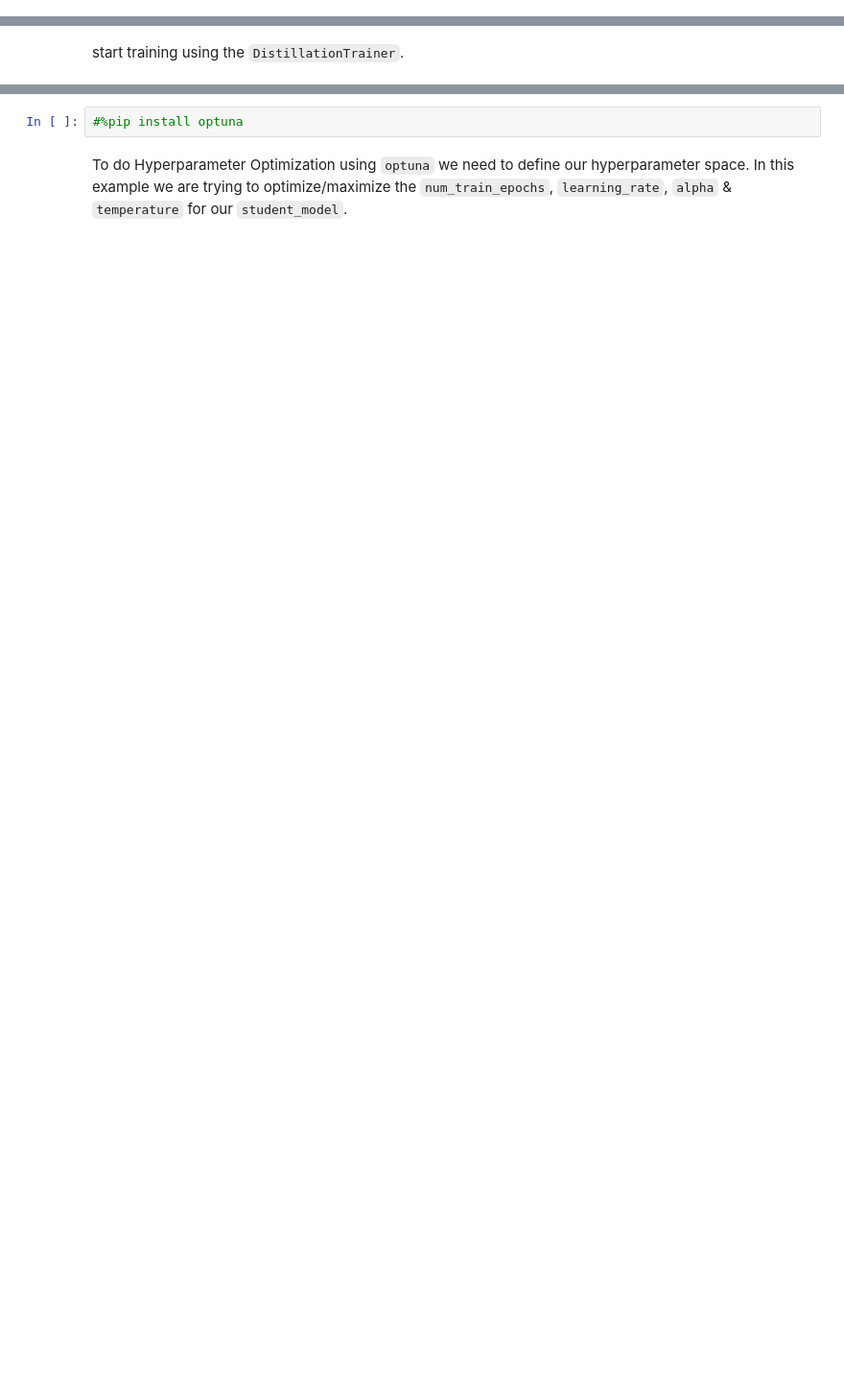
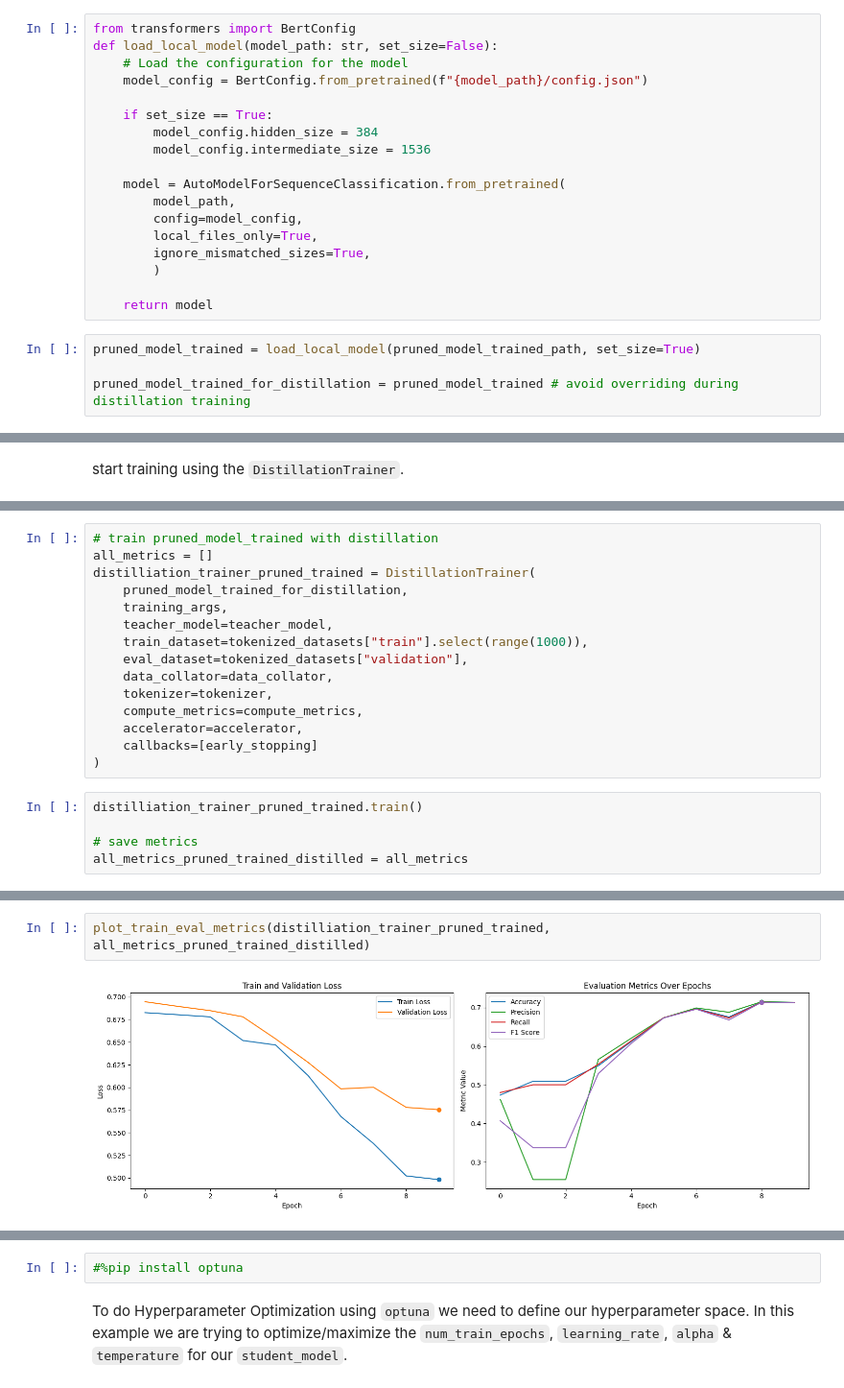
Before and after one commit to ChrisKnaden/transformer-pruning-distilliation, a Jupyter notebook: pruning_distillation_pipeline.ipynb, the cells around one changed output, grey strips where cells are left out. Shown at 96% size. Drawn from its saved outputs; the diff is of its cells as text; blank space fills up the shorter version.

```diff
--- a/pruning_distillation_pipeline.ipynb
+++ b/pruning_distillation_pipeline.ipynb
@@ -353,3 +349,25 @@ Device set to use cpu
+# %%
+from transformers import BertConfig
+def load_local_model(model_path: str, set_size=False):
+    # Load the configuration for the model
+    model_config = BertConfig.from_pretrained(f"{model_path}/config.json")
+
+    if set_size == True:
+        model_config.hidden_size = 384
+        model_config.intermediate_size = 1536
+
+    model = AutoModelForSequenceClassification.from_pretrained(
+        model_path,
+        config=model_config,
+        local_files_only=True,
+        ignore_mismatched_sizes=True,
+        )
+
+    return model
+# %%
+pruned_model_trained = load_local_model(pruned_model_trained_path, set_size=True)
+
+pruned_model_trained_for_distillation = pruned_model_trained # avoid overriding during distillation training
 # %% [markdown]
 # START KNOWLEDGE DISTILLATION
 # %% [markdown]
@@ -552,0 +525,20 @@ The parameter `alpha` & `temparature` in the `DistillationTrainer` can also be u
+# %%
+# train pruned_model_trained with distillation
+all_metrics = []
+distilliation_trainer_pruned_trained = DistillationTrainer(
+    pruned_model_trained_for_distillation,
+    training_args,
+    teacher_model=teacher_model,
+    train_dataset=tokenized_datasets["train"].select(range(1000)),
+    eval_dataset=tokenized_datasets["validation"],
+    data_collator=data_collator,
+    tokenizer=tokenizer,
+    compute_metrics=compute_metrics,
+    accelerator=accelerator,
+    callbacks=[early_stopping]
+)
+# %%
+distilliation_trainer_pruned_trained.train()
+
+# save metrics
+all_metrics_pruned_trained_distilled = all_metrics
@@ -552,0 +558,4 @@ The parameter `alpha` & `temparature` in the `DistillationTrainer` can also be u
+# %%
+plot_train_eval_metrics(distilliation_trainer_pruned_trained, all_metrics_pruned_trained_distilled)
+# %% [output]
+[figure, added]
```
Also changed, not shown: parts of 48 cells of this notebook.
